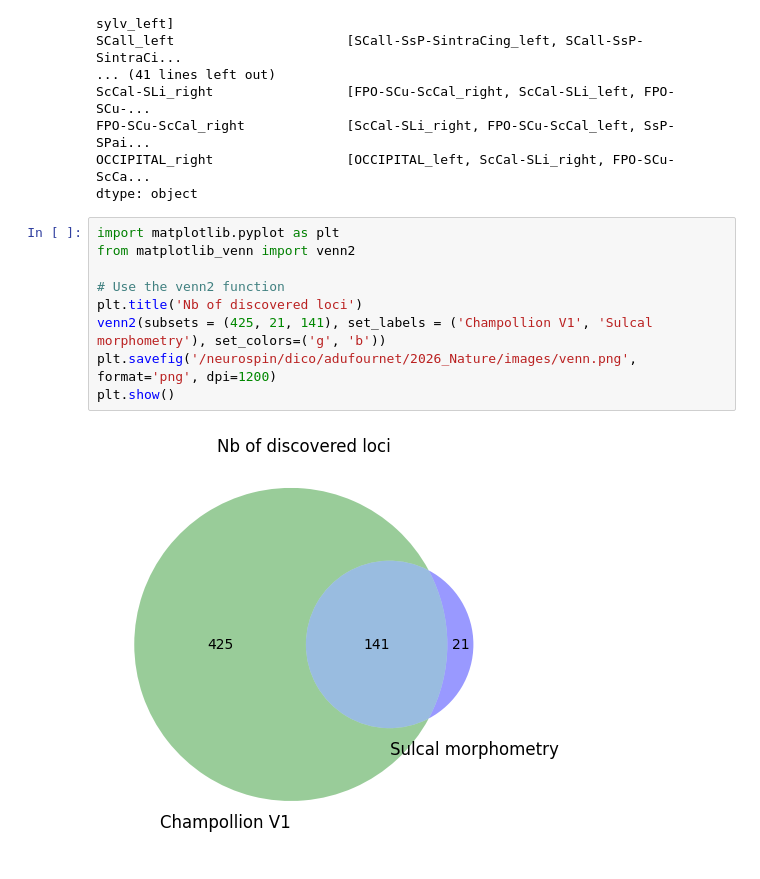
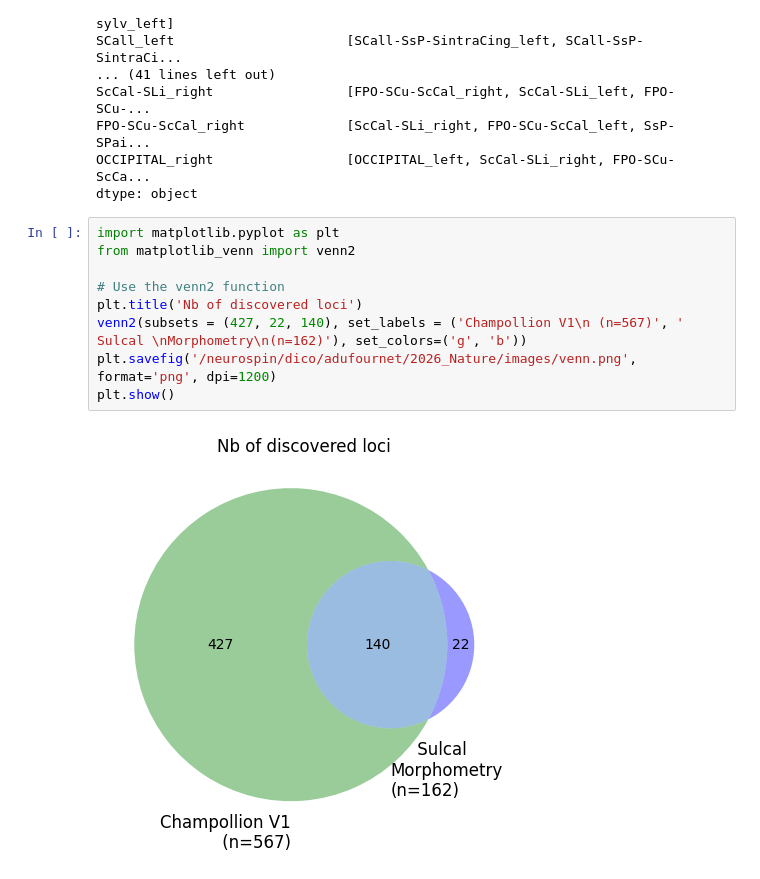
Before and after one commit to neurospin-projects/2024_adufournet_sulcus_genetics, a Jupyter notebook: notebooks/UKB/region_compar/region_corr.ipynb, the cells around one changed output. Drawn from its saved outputs; the diff is of its cells as text.

```diff
--- a/notebooks/UKB/region_compar/region_corr.ipynb
+++ b/notebooks/UKB/region_compar/region_corr.ipynb
@@ -325,11 +325,11 @@ dtype: object
 # %%
 import matplotlib.pyplot as plt
 from matplotlib_venn import venn2
 
 # Use the venn2 function
 plt.title('Nb of discovered loci')
-venn2(subsets = (425, 21, 141), set_labels = ('Champollion V1', 'Sulcal morphometry'), set_colors=('g', 'b'))
+venn2(subsets = (427, 22, 140), set_labels = ('Champollion V1\n (n=567)', '     Sulcal \nMorphometry\n(n=162)'), set_colors=('g', 'b'))
 plt.savefig('/neurospin/dico/adufournet/2026_Nature/images/venn.png', format='png', dpi=1200)
 plt.show()
 # %% [output]
-[figure, old version]
+[figure, new version]
```
Also changed, not shown: parts of 2 cells of this notebook.
